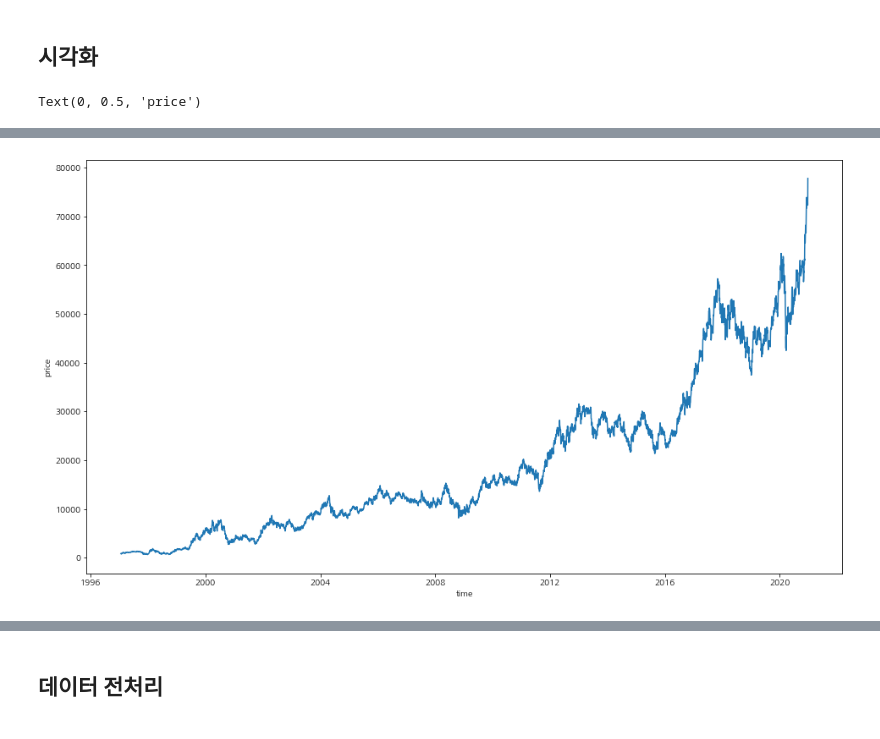
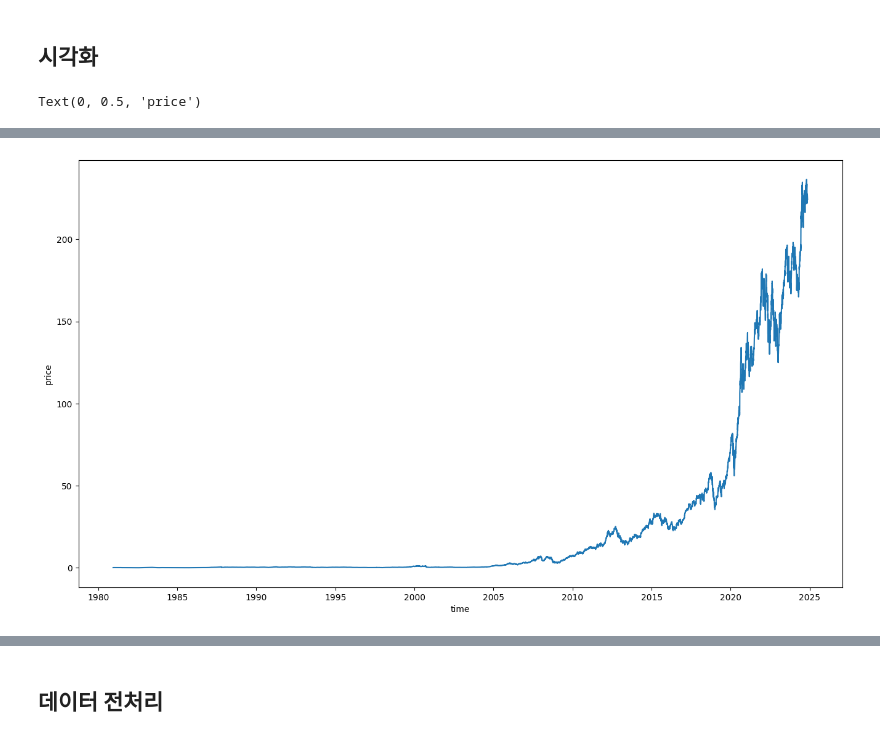
Before and after one commit to jibin1018/-, a Jupyter notebook: 04-TensorFlow2.0/01-삼성전자-주가예측/02-LSTM-stock-forecasting-with-LSTM-financedatareader.ipynb, the cells around one changed output, grey strips where cells are left out. Saved outputs shown, nothing was run; the diff lists cells and outputs as text; code cells hidden in the pictures.

```diff
--- a/04-TensorFlow2.0/01-삼성전자-주가예측/02-LSTM-stock-forecasting-with-LSTM-financedatareader.ipynb
+++ b/04-TensorFlow2.0/01-삼성전자-주가예측/02-LSTM-stock-forecasting-with-LSTM-financedatareader.ipynb
@@ -106,3 +292,0 @@ apple.tail()
-# %%
-# Apple(AAPL), 애플
-apple = fdr.DataReader('AAPL', '2017')
@@ -209,7 +386,7 @@ stock.head()
 ## 시각화
 # %%
 plt.figure(figsize=(16, 9))
-sns.lineplot(y=stock['Close'], x=stock.index)
+sns.lineplot(y=apple['Close'], x=apple.index)
 plt.xlabel('time')
 plt.ylabel('price')
 # %% [output]
@@ -217 +411 @@ Text(0, 0.5, 'price')
-[figure, old version]
+[figure, new version]
```
Also changed, not shown: parts of 64 cells of this notebook.
